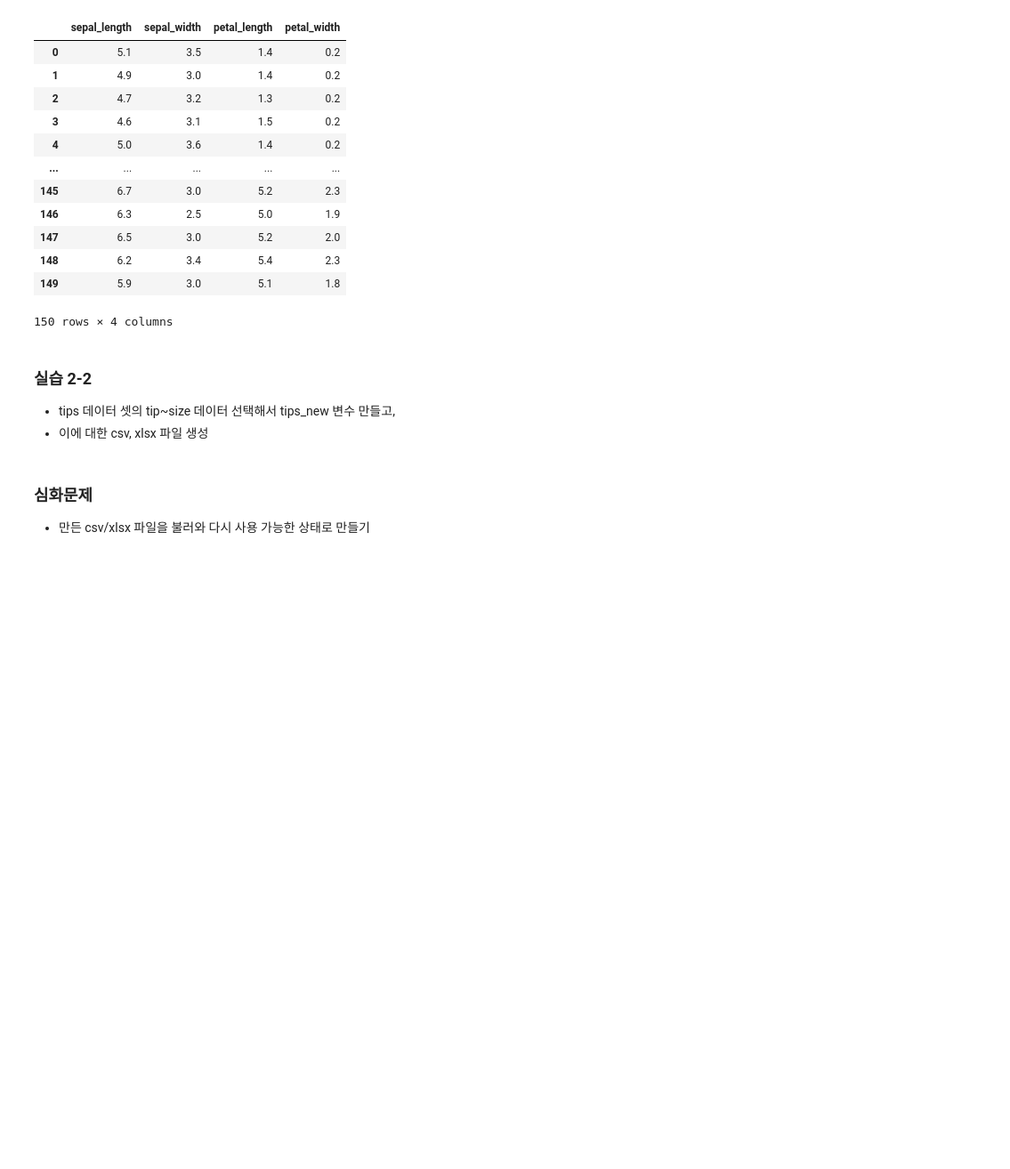
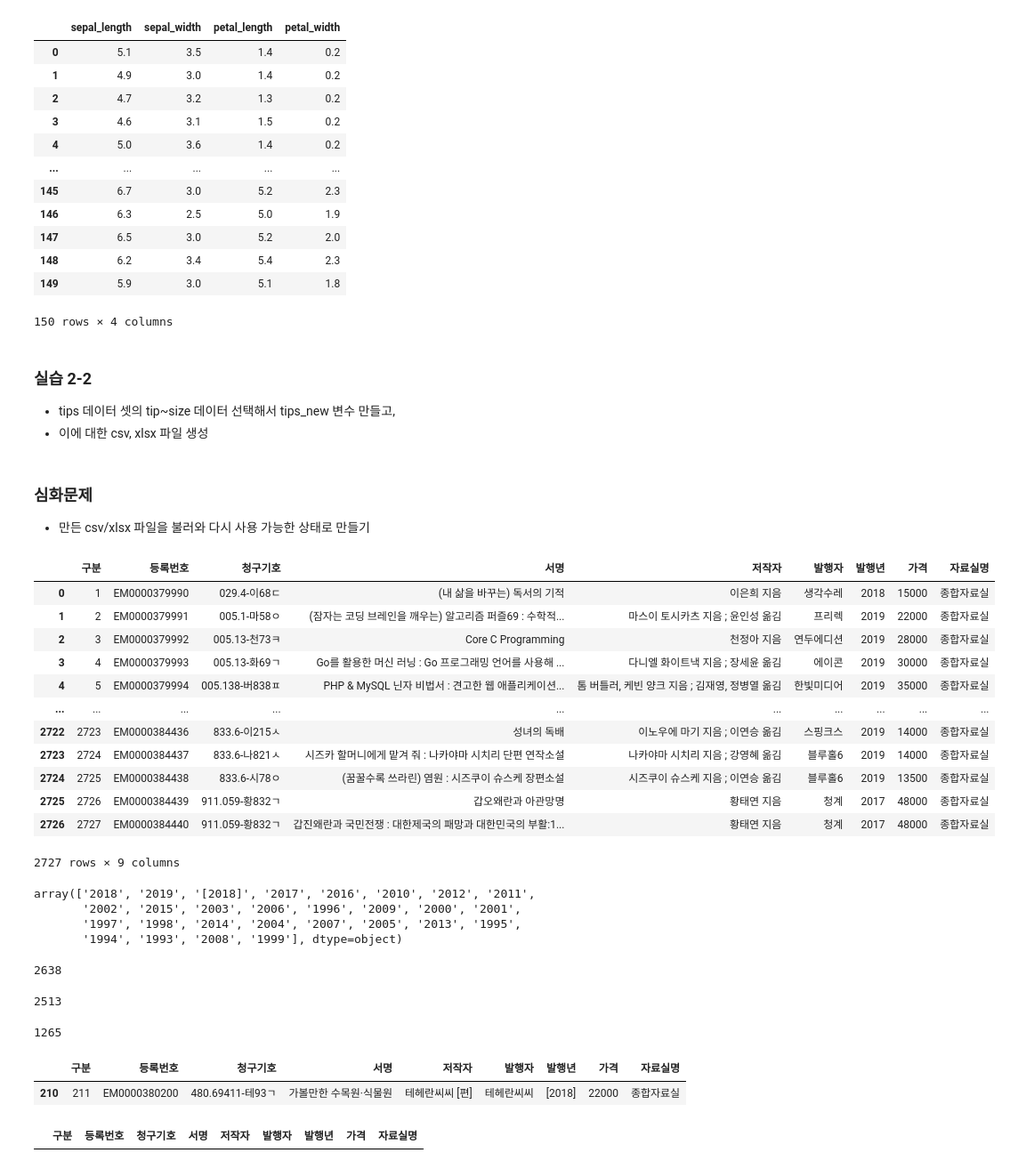
Before and after one commit to CPFrog/AI_innovation_Lecture, a Jupyter notebook: 201007_Study_Note.ipynb, the cells around one changed output. Shown at 89% size. Saved outputs shown, nothing was run; the diff lists cells and outputs as text; code cells hidden in the pictures; blank space fills up the shorter version.

```diff
--- a/Study-note_201007.ipynb
+++ b/201007_Study_Note.ipynb
@@ -217,3 +217,44 @@ tips_new.to_excel('tips_new.xlsx', index=False)
 # %% [markdown]
 ### 심화문제
 * 만든 csv/xlsx 파일을 불러와 다시 사용 가능한 상태로 만들기
+# %%
+dat=pd.read_csv('대구광역시립남부도서관 신착도서목록(2019년 2분기).csv',engine='python')
+dat
+# %% [output]
+|  | 구분 | 등록번호 | 청구기호 | 서명 | 저작자 | 발행자 | 발행년 | 가격 | 자료실명 |
+| 0 | 1 | EM0000379990 | 029.4-이68ㄷ | (내 삶을 바꾸는) 독서의 기적 | 이은희 지음 | 생각수레 | 2018 | 15000 | 종합자료실 |
+| 1 | 2 | EM0000379991 | 005.1-마58ㅇ | (잠자는 코딩 브레인을 깨우는) 알고리즘 퍼즐69 : 수학적... | 마스이 토시카츠 지음 ; 윤인성 옮김 | 프리렉 | 2019 | 22000 | 종합자료실 |
+| 2 | 3 | EM0000379992 | 005.13-천73ㅋ | Core C Programming | 천정아 지음 | 연두에디션 | 2019 | 28000 | 종합자료실 |
+| 3 | 4 | EM0000379993 | 005.13-화69ㄱ | Go를 활용한 머신 러닝 : Go 프로그래밍 언어를 사용해 ... | 다니엘 화이트낵 지음 ; 장세윤 옮김 | 에이콘 | 2019 | 30000 | 종합자료실 |
+| 4 | 5 | EM0000379994 | 005.138-버838ㅍ | PHP & MySQL 닌자 비법서 : 견고한 웹 애플리케이션... | 톰 버틀러, 케빈 양크 지음 ; 김재영, 정병열 옮김 | 한빛미디어 | 2019 | 35000 | 종합자료실 |
+| ... | ... | ... | ... | ... | ... | ... | ... | ... | ... |
+| 2722 | 2723 | EM0000384436 | 833.6-이215ㅅ | 성녀의 독배 | 이노우에 마기 지음 ; 이연승 옮김 | 스핑크스 | 2019 | 14000 | 종합자료실 |
+| 2723 | 2724 | EM0000384437 | 833.6-나821ㅅ | 시즈카 할머니에게 맡겨 줘 : 나카야마 시치리 단편 연작소설 | 나카야마 시치리 지음 ; 강영혜 옮김 | 블루홀6 | 2019 | 14000 | 종합자료실 |
+| 2724 | 2725 | EM0000384438 | 833.6-시78ㅇ | (꿈꿀수록 쓰라린) 염원 : 시즈쿠이 슈스케 장편소설 | 시즈쿠이 슈스케 지음 ; 이연승 옮김 | 블루홀6 | 2019 | 13500 | 종합자료실 |
+| 2725 | 2726 | EM0000384439 | 911.059-황832ㄱ | 갑오왜란과 아관망명 | 황태연 지음 | 청계 | 2017 | 48000 | 종합자료실 |
+| 2726 | 2727 | EM0000384440 | 911.059-황832ㄱ | 갑진왜란과 국민전쟁 : 대한제국의 패망과 대한민국의 부활:1... | 황태연 지음 | 청계 | 2017 | 48000 | 종합자료실 |
+2727 rows × 9 columns
+# %%
+dat['발행년'].unique()
+# %% [output]
+array(['2018', '2019', '[2018]', '2017', '2016', '2010', '2012', '2011',
+       '2002', '2015', '2003', '2006', '1996', '2009', '2000', '2001',
+       '1997', '1998', '2014', '2004', '2007', '2005', '2013', '1995',
+       '1994', '1993', '2008', '1999'], dtype=object)
+# %%
+len(dat['서명'].unique())
+# %% [output]
+2638
+# %%
+len(dat['저작자'].unique())
+# %% [output]
+2513
+# %%
+len(dat['발행자'].unique())
+# %% [output]
+1265
+# %%
+dat.loc[dat['발행년']=='[2018]', :]
+# %% [output]
+|  | 구분 | 등록번호 | 청구기호 | 서명 | 저작자 | 발행자 | 발행년 | 가격 | 자료실명 |
+| 210 | 211 | EM0000380200 | 480.69411-테93ㄱ | 가볼만한 수목원·식물원 | 테헤란씨씨 [편] | 테헤란씨씨 | [2018] | 22000 | 종합자료실 |
@@ -219,0 +263,4 @@ tips_new.to_excel('tips_new.xlsx', index=False)
+# %%
+dat.loc[dat['발행년']=='[2018]', :]
+# %% [output]
+|  | 구분 | 등록번호 | 청구기호 | 서명 | 저작자 | 발행자 | 발행년 | 가격 | 자료실명 |
```
Also changed, not shown: parts of 3 cells of this notebook, 2 other files.
